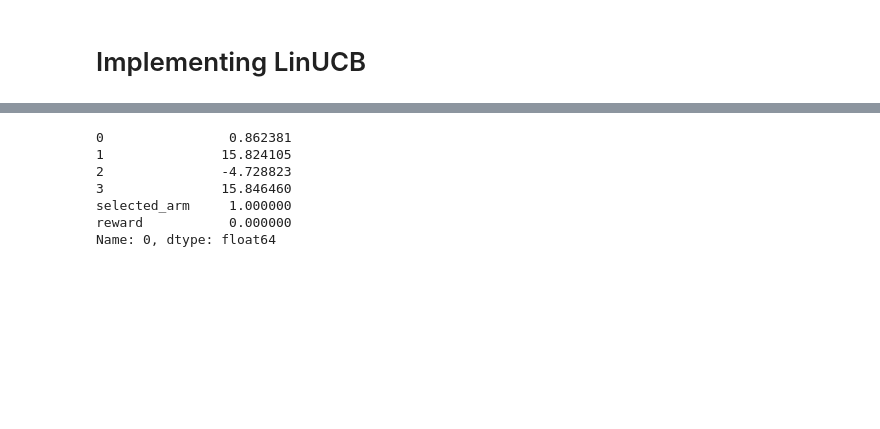
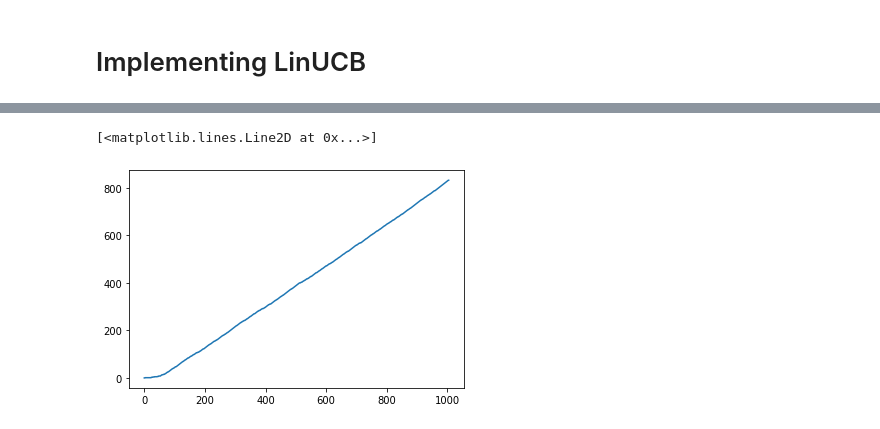
Before and after one commit to liamkesatoran/bandits, a Jupyter notebook: notebooks/LinUCB.ipynb, the cells around one changed output, grey strips where cells are left out. Saved outputs shown, nothing was run; the diff lists cells and outputs as text; code cells hidden in the pictures; blank space fills up the shorter version.

```diff
--- a/notebooks/LinUCB.ipynb
+++ b/notebooks/LinUCB.ipynb
@@ -284,21 +201,0 @@ class ContextualAgent(Agent):
-# %%
-class LinUCB(ContextualAgent):
-    def __init__(self, n_arms, n_features, alpha=1):
-        super().__init__(n_arms, n_features)
-        self.alpha = alpha
-        self._A = [np.identity(n_features) for arm in range(n_arms)] # One per arm
-        self._b = [np.zeros([n_features, 1]) for arm in range(n_arms)] # One per arm
-
-    def add_observation(self, arm, reward, X):
-        super().add_observation(arm, reward, X)
-
-    def _get_UCB(self, X):
-        #x = x_array.reshape([-1,1])
-        A_inv = [np.linalg.inv(self._A[arm]) for arm in range(n_arms)]
-        theta = [np.dot(A_inv[arm], self._b[arm]) for arm in range(n_arms)]
-        UCB = [np.dot(theta[arm].T, X) +  self.alpha * np.sqrt(np.dot(X.T, np.dot(A_inv[arm],x))) for arm in range(n_arms)]
-        return UCB
-
-    def select_arm(self, X):
-        UCB = self._get_UCB(X)
-        arm = argmax(UCB))
@@ -336,3 +234,19 @@ Subclasses:
+# %%
+agent = LinUCB(n_arms=n_arms, n_features=n_features, alpha=1)
 # %%
+%%time
+Rewards = []
+Selected_Arms = []
+Indexes = []
 for index in range(len(data)):
-    da
+    X = data.loc[index, features_columns]
+    X = X.values.reshape([-1,1])
+    selected_arm = agent.select_arm(X)
+    if selected_arm == data.loc[index, 'selected_arm']:
+        reward = data.loc[index, 'reward']
+        agent.add_observation(selected_arm, reward, X)
+        Rewards.append(reward)
+        Selected_Arms.append(selected_arm)
+        Indexes.append(index)
+
+Cumulative_Reward = np.array(Rewards).cumsum()
@@ -339,10 +256,5 @@ for index in range(len(data)):
-# %%
-data.iloc[0]
-# %% [output]
-0                0.862381
-1               15.824105
-2               -4.728823
-3               15.846460
-selected_arm     1.000000
-reward           0.000000
-Name: 0, dtype: float64
+# %%
+plt.plot(Cumulative_Reward)
+# %% [output]
+[<matplotlib.lines.Line2D at 0x...>]
+[figure, added]
```
Also changed, not shown: parts of 30 cells of this notebook, 2 other files.
